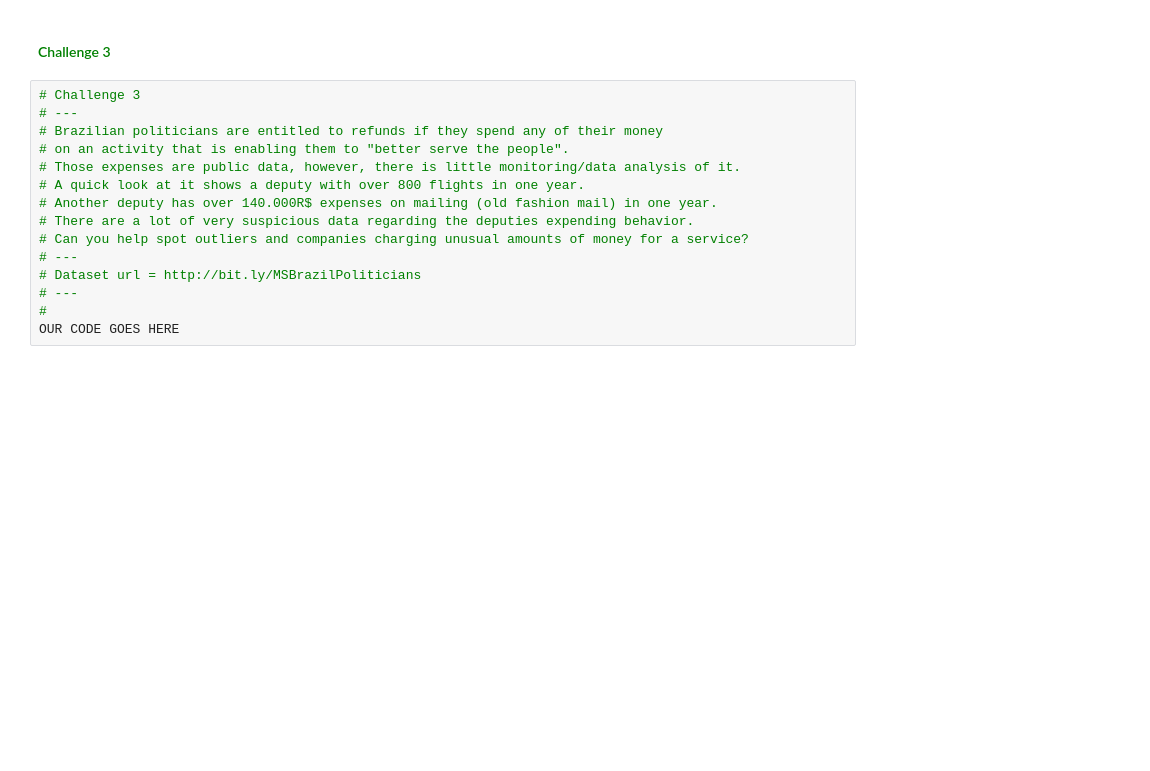
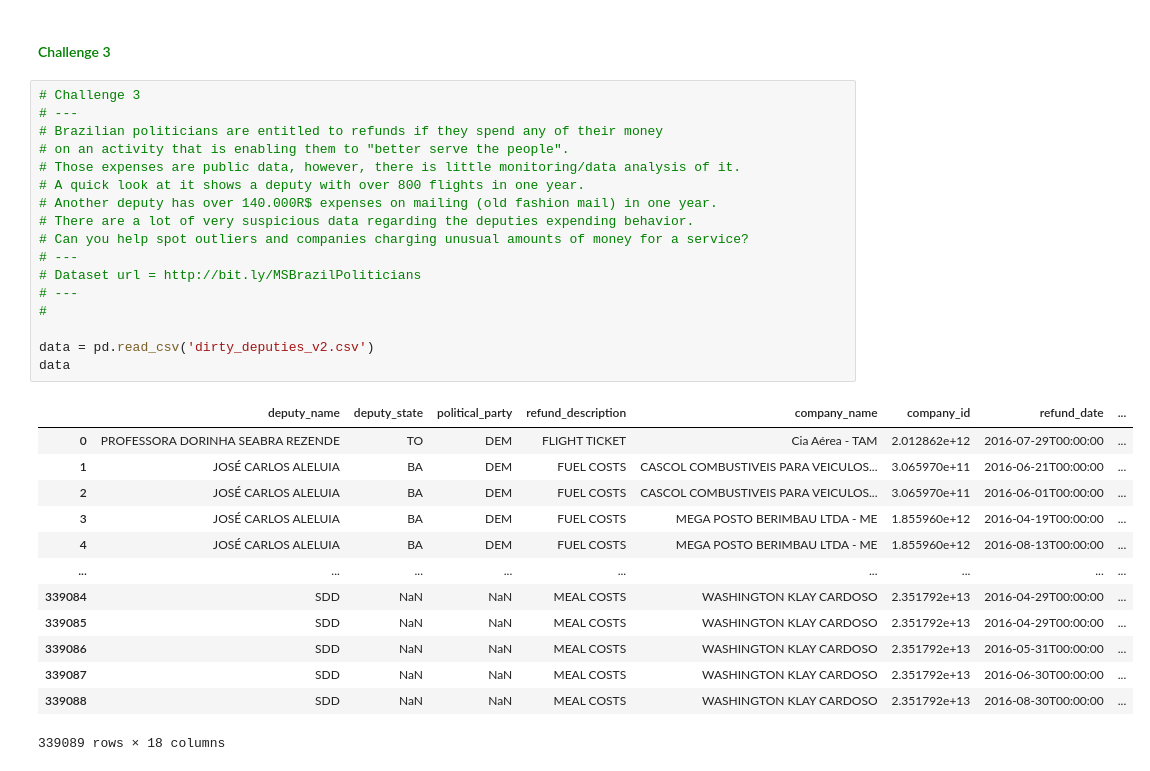
Before and after one commit to GlendahMoraa/prep-course, a Jupyter notebook: Python Programming_ Outliers.ipynb, the cells around one changed output. Cells and saved outputs as stored; diff of their text form; blank space fills up the shorter version.

```diff
--- a/Python Programming_ Outliers.ipynb
+++ b/Python Programming_ Outliers.ipynb
@@ -305,15 +318,31 @@ OUR CODE GOES HERE
 # %%
 # Challenge 3
 # ---
 # Brazilian politicians are entitled to refunds if they spend any of their money
 # on an activity that is enabling them to "better serve the people".
 # Those expenses are public data, however, there is little monitoring/data analysis of it.
 # A quick look at it shows a deputy with over 800 flights in one year.
 # Another deputy has over 140.000R$ expenses on mailing (old fashion mail) in one year.
 # There are a lot of very suspicious data regarding the deputies expending behavior.
 # Can you help spot outliers and companies charging unusual amounts of money for a service?
 # ---
 # Dataset url = http://bit.ly/MSBrazilPoliticians
 # ---
 #
-OUR CODE GOES HERE
+
+data = pd.read_csv('dirty_deputies_v2.csv')
+data
+# %% [output]
+|  | deputy_name | deputy_state | political_party | refund_description | company_name | company_id | refund_date | ... |
+| 0 | PROFESSORA DORINHA SEABRA REZENDE | TO | DEM | FLIGHT TICKET | Cia Aérea - TAM | 2.012862e+12 | 2016-07-29T00:00:00 | ... |
+| 1 | JOSÉ CARLOS ALELUIA | BA | DEM | FUEL COSTS | CASCOL COMBUSTIVEIS PARA VEICULOS... | 3.065970e+11 | 2016-06-21T00:00:00 | ... |
+| 2 | JOSÉ CARLOS ALELUIA | BA | DEM | FUEL COSTS | CASCOL COMBUSTIVEIS PARA VEICULOS... | 3.065970e+11 | 2016-06-01T00:00:00 | ... |
+| 3 | JOSÉ CARLOS ALELUIA | BA | DEM | FUEL COSTS | MEGA POSTO BERIMBAU LTDA - ME | 1.855960e+12 | 2016-04-19T00:00:00 | ... |
+| 4 | JOSÉ CARLOS ALELUIA | BA | DEM | FUEL COSTS | MEGA POSTO BERIMBAU LTDA - ME | 1.855960e+12 | 2016-08-13T00:00:00 | ... |
+| ... | ... | ... | ... | ... | ... | ... | ... | ... |
+| 339084 | SDD | NaN | NaN | MEAL COSTS | WASHINGTON KLAY CARDOSO | 2.351792e+13 | 2016-04-29T00:00:00 | ... |
+| 339085 | SDD | NaN | NaN | MEAL COSTS | WASHINGTON KLAY CARDOSO | 2.351792e+13 | 2016-04-29T00:00:00 | ... |
+| 339086 | SDD | NaN | NaN | MEAL COSTS | WASHINGTON KLAY CARDOSO | 2.351792e+13 | 2016-05-31T00:00:00 | ... |
+| 339087 | SDD | NaN | NaN | MEAL COSTS | WASHINGTON KLAY CARDOSO | 2.351792e+13 | 2016-06-30T00:00:00 | ... |
+| 339088 | SDD | NaN | NaN | MEAL COSTS | WASHINGTON KLAY CARDOSO | 2.351792e+13 | 2016-08-30T00:00:00 | ... |
+339089 rows × 18 columns
```
Also changed, not shown: parts of 10 cells of this notebook, 7 other files.
